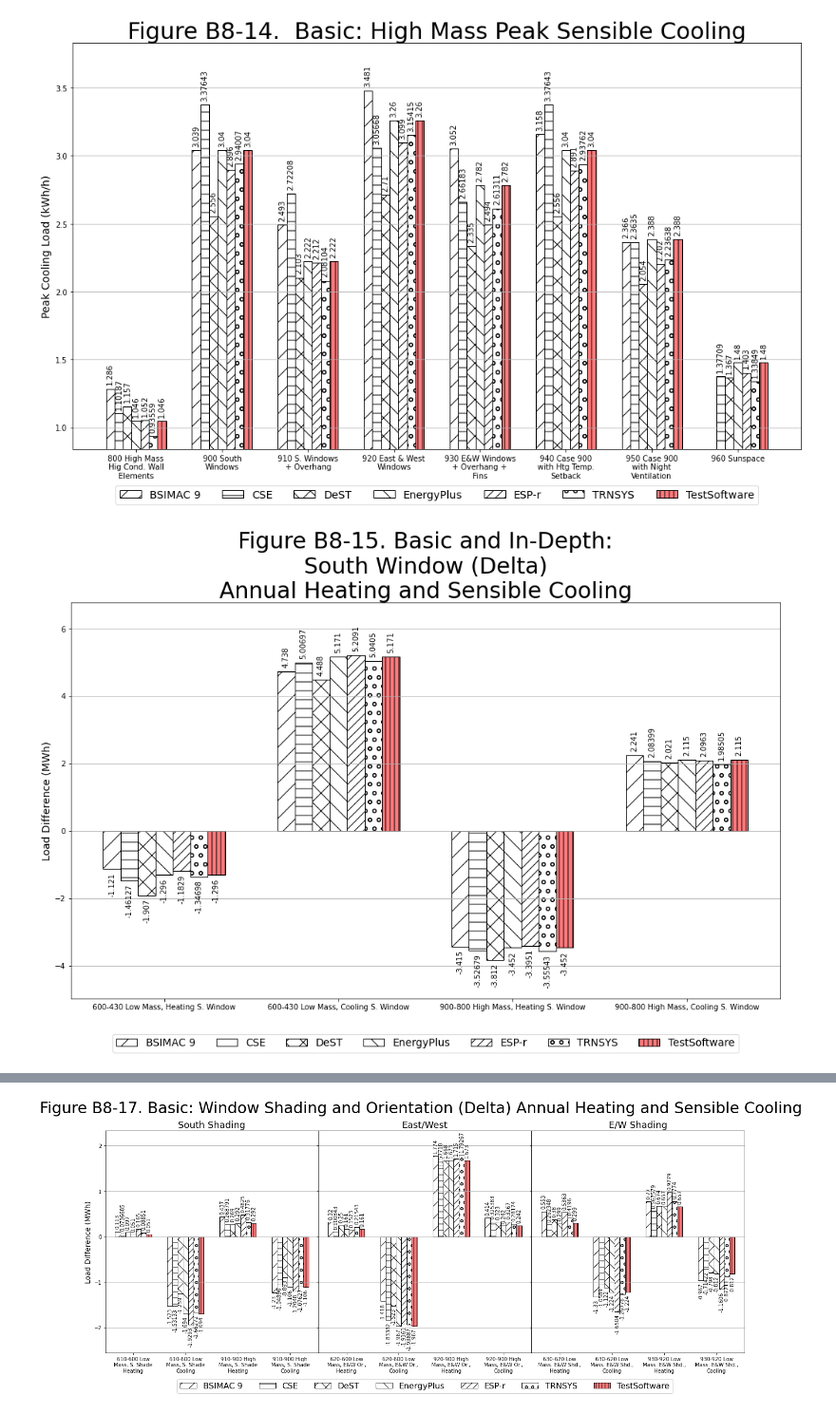
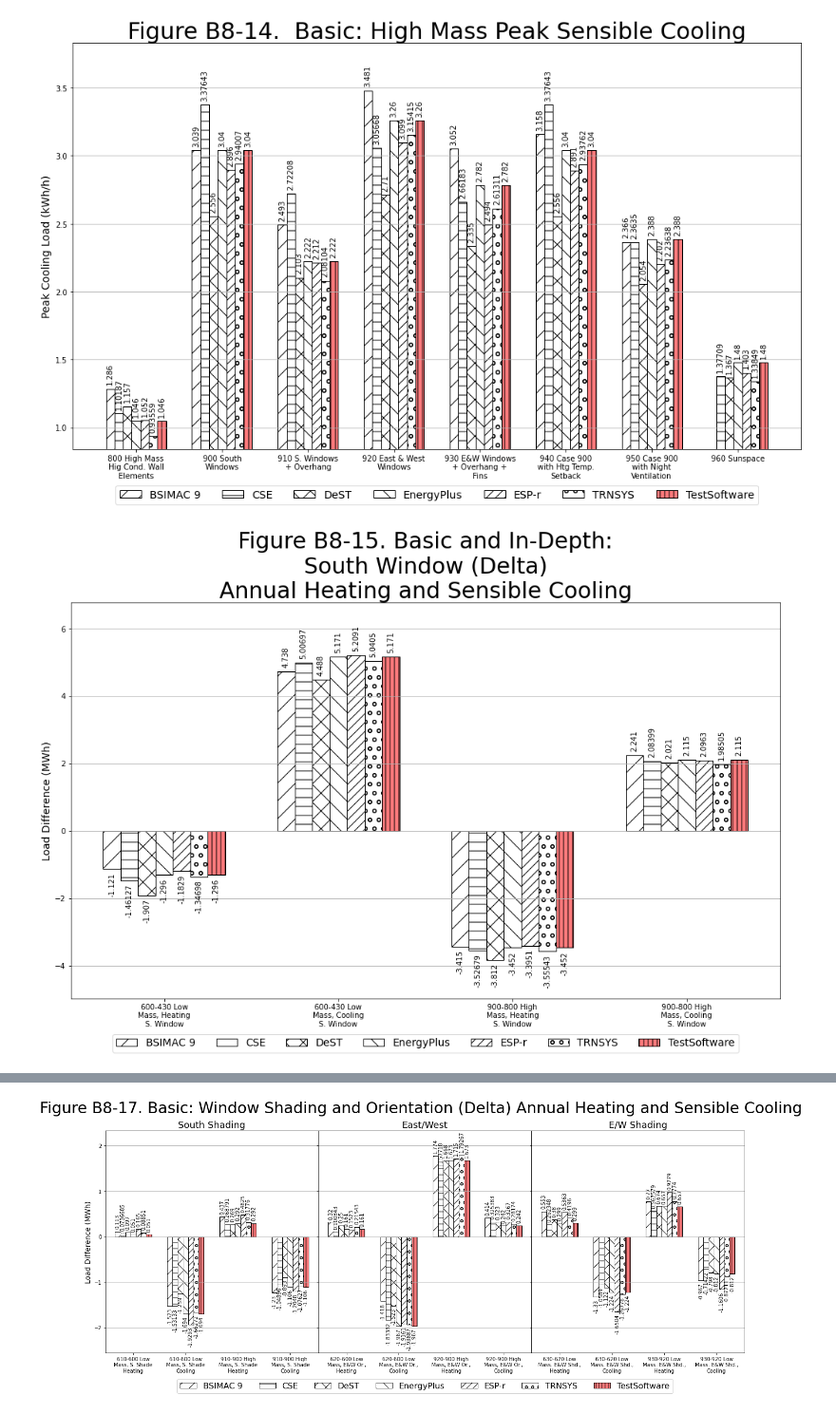
Before and after one commit to JasonGlazer/ashrae-140-automation, a Jupyter notebook: rendered/base/RESULTS5-2A.ipynb, the cells around one changed output, grey strips where cells are left out. Shown at 95% size. Cells and saved outputs as stored; diff of their text form; code cells hidden in the pictures.

Commit message:
reworked function naming convention and added graphics

```diff
--- a/rendered/base/RESULTS5-2A.ipynb
+++ b/rendered/base/RESULTS5-2A.ipynb
@@ -111,8 +111,8 @@ plt.show();
 # %% [output]
 [figure]
 # %%
-gr.render_section_5_2a_figure_b_8_15()
+gr.render_section_5_2a_figure_b8_15()
 plt.show();
 # %% [output]
-[figure, old version]
+[figure, new version]
 # %%
```
Also changed, not shown: parts of 26 cells of this notebook, 32 other files.
